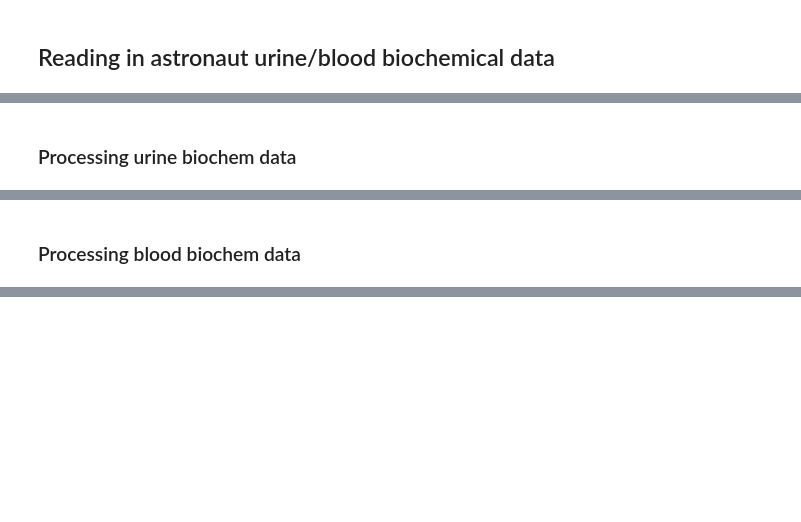
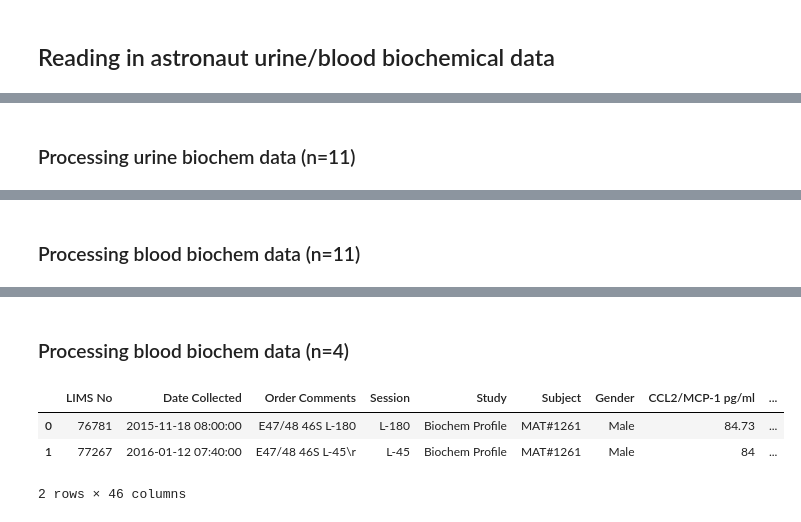
Before and after one commit to Jared-Luxton/NASA-astronauts-telomeres-chromosomes, a Jupyter notebook: NASA_telomeres/01a NASA Astros Telos Data Extraction.ipynb, the cells around one changed output, grey strips where cells are left out. Cells and saved outputs as stored; diff of their text form; code cells hidden in the pictures; blank space fills up the shorter version.

```diff
--- a/NASA_telomeres/01a NASA Astros Telos Data Extraction.ipynb
+++ b/NASA_telomeres/01a NASA Astros Telos Data Extraction.ipynb
@@ -121,5 +192,5 @@ biochem_data.shape
 # %% [markdown]
-### Processing urine biochem data
+### Processing urine biochem data (n=11)
 # %%
 urine_biochem_data = biochem_data.iloc[0:4, 0:11]
 urine_biochem_data.rename(columns={'Urine Biochemistry (n=11, not all time points have all 11 subjects though)': 'biochemistry'}, inplace=True)
@@ -132,5 +203,5 @@ urine_biochem_data
 | 2 | PGF2-alpha ng/mg Cr | 1.84 ± 1.2 | 2.22 ± 0.94 | 2.48 ± 1.05 | 2.92 ± 1.38 | 2.7 ± 1.26 | 3.12 ± 1.14 | 1.53 ± 1.06 | 1.59 ± 0.91 | 1.88 ± 1.12 | ... |
 | 3 | Selenium, Urine umol/day | 1.02 ± 0.39 | 1.11 ± 0.35 | 1.08 ± 0.3 | 1.26 ± 0.54 | 1.14 ± 0.42 | 1.19 ± 0.42 | 0.88 ± 0.21 | 0.94 ± 0.27 | 0.96 ± 0.31 | ... |
 # %% [markdown]
-### Processing blood biochem data
+### Processing blood biochem data (n=11)
 # %%
@@ -145,3 +216,13 @@ blood_biochem_data.head(4)
 | 1 | CCL3/MIP-1a pg/ml | 438 ± 194 | 644 ± 214 | 652 ± 129 | 642 ± 218 | 489 ± 89 | 641 ± 247 | 310 ± 96 | 388 ± 105 | blood |
 | 2 | CCL4/MIP1B pg/ml | 54 ± 17 | 75 ± 27 | 101 ± 34 | 75 ± 34 | 75 ± 37 | 70 ± 28 | 51 ± 16 | 48 ± 14 | blood |
 | 3 | CCL5/RANTES pg/ml | 6902 ± 4393 | 15462 ± 2388 | 17986 ± 601 | 15022 ± 2726 | 14227 ± 2755 | 13636 ± 3964 | 3890 ± 3563 | 5569 ± 2539 | blood |
+# %% [markdown]
+### Processing blood biochem data (n=4)
+# %%
+blood_biochem_data_n4 = pd.read_excel('../data/raw data/n4 Biochemistry means_SD n11 Telomere subjects.xlsx')
+blood_biochem_data_n4.head(2)
+# %% [output]
+|  | LIMS No | Date Collected | Order Comments | Session | Study | Subject | Gender | CCL2/MCP-1 pg/ml | ... |
+| 0 | 76781 | 2015-11-18 08:00:00 | E47/48 46S L-180 | L-180 | Biochem Profile | MAT#1261 | Male | 84.73 | ... |
+| 1 | 77267 | 2016-01-12 07:40:00 | E47/48 46S L-45\r | L-45 | Biochem Profile | MAT#1261 | Male | 84 | ... |
+2 rows × 46 columns
```
Also changed, not shown: parts of 27 cells of this notebook.
